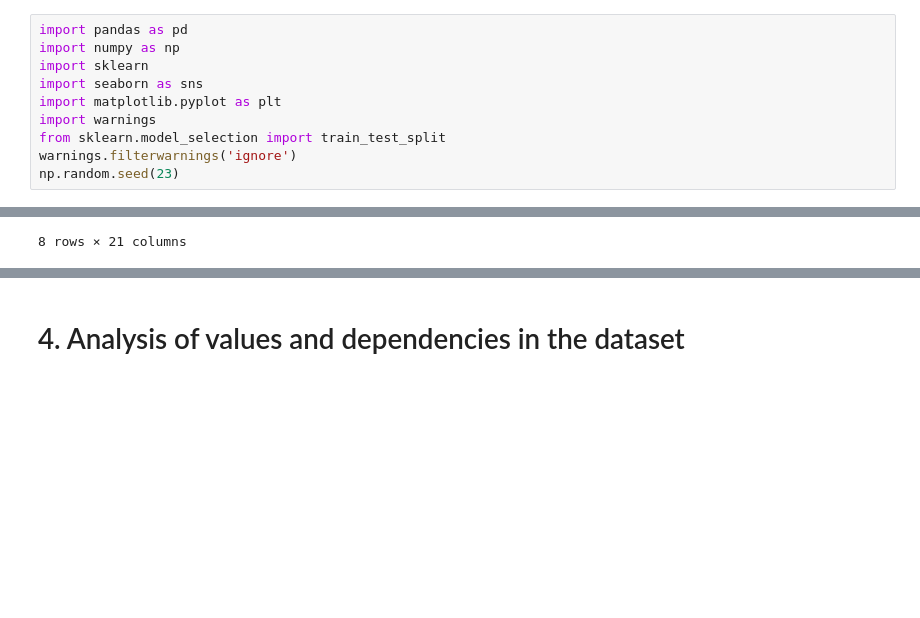
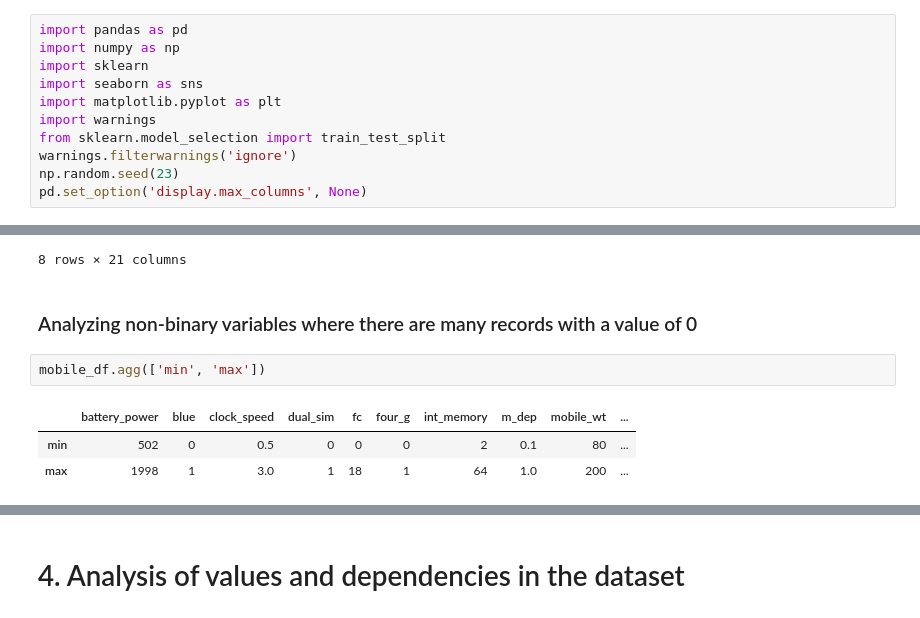
Before and after one commit to xxkaro/Phone-Prices-Classification, a Jupyter notebook: EDA/EDA_final.ipynb, the cells around one changed output, grey strips where cells are left out. Saved outputs shown, nothing was run; the diff lists cells and outputs as text; blank space fills up the shorter version.

```diff
--- a/EDA/EDA_final.ipynb
+++ b/EDA/EDA_final.ipynb
@@ -15,6 +15,7 @@ import warnings
 from sklearn.model_selection import train_test_split
 warnings.filterwarnings('ignore')
 np.random.seed(23)
+pd.set_option('display.max_columns', None)
 # %% [markdown]
 # 1. Splitting the Dataset
 # %% [markdown]
@@ -174,3 +174,11 @@ mobile_df.describe()
 | 75% | 1615.000000 | 1.000000 | 2.300000 | 1.000000 | 7.000000 | 1.000000 | 48.000000 | 0.800000 | 170.000000 | ... |
 | max | 1998.000000 | 1.000000 | 3.000000 | 1.000000 | 18.000000 | 1.000000 | 64.000000 | 1.000000 | 200.000000 | ... |
 8 rows × 21 columns
+# %% [markdown]
+### Analyzing non-binary variables where there are many records with a value of 0
+# %%
+mobile_df.agg(['min', 'max'])
+# %% [output]
+|  | battery_power | blue | clock_speed | dual_sim | fc | four_g | int_memory | m_dep | mobile_wt | ... |
+| min | 502 | 0 | 0.5 | 0 | 0 | 0 | 2 | 0.1 | 80 | ... |
+| max | 1998 | 1 | 3.0 | 1 | 18 | 1 | 64 | 1.0 | 200 | ... |
```
Also changed, not shown: parts of 11 cells of this notebook.
